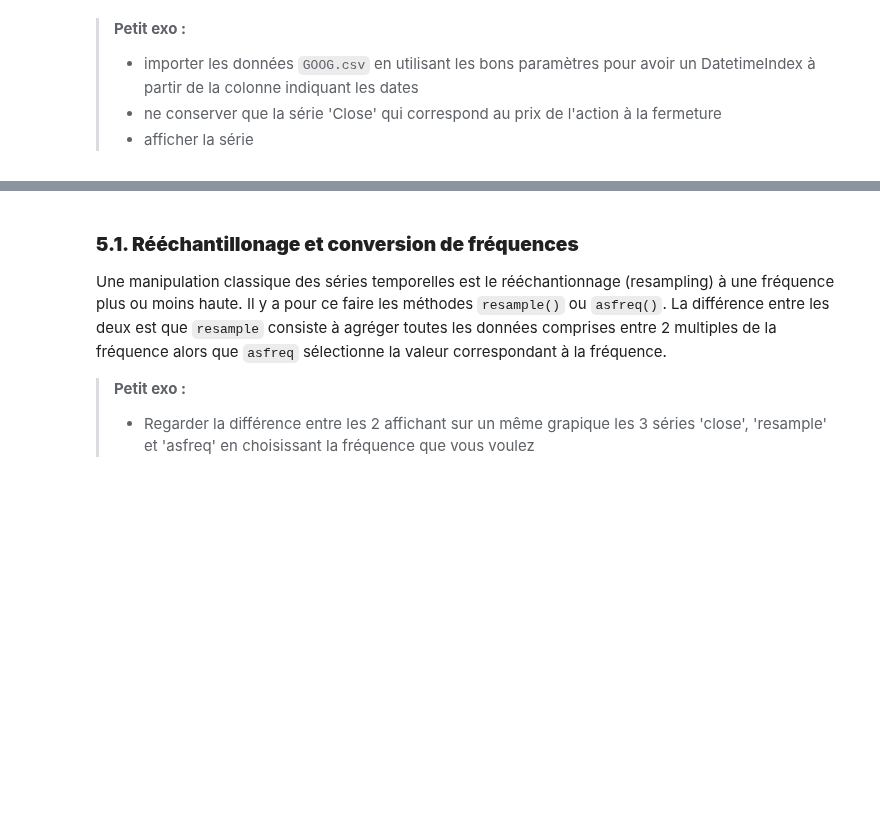
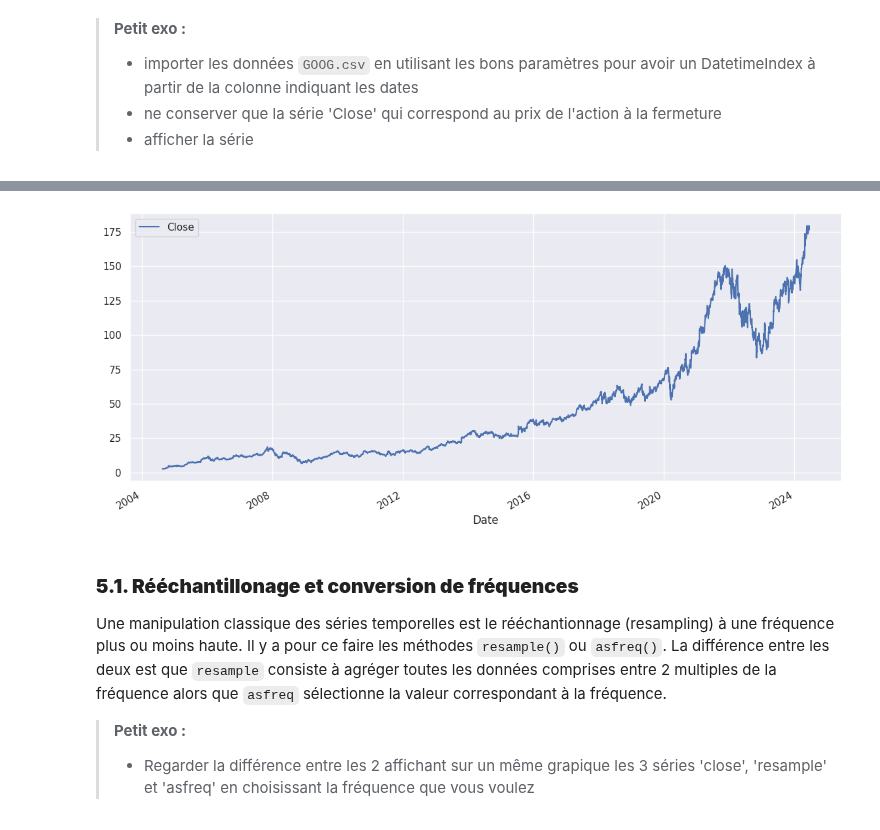
Before and after one commit to louiskuhn/IA-P3-Euskadi, a Jupyter notebook: Ressources/Machine Learning/Séries Temporelles/1. SeriesTemp_Intro.ipynb, the cells around one changed output, grey strips where cells are left out. Saved outputs shown, nothing was run; the diff lists cells and outputs as text; code cells hidden in the pictures; blank space fills up the shorter version.

```diff
--- a/Ressources/Machine Learning/Séries Temporelles/1. SeriesTemp_Intro.ipynb
+++ b/Ressources/Machine Learning/Séries Temporelles/1. SeriesTemp_Intro.ipynb
@@ -406,3 +423,9 @@ On va en voir quelques unes en utilisant en exemple le cours de l'action Google
 >- importer les données `GOOG.csv` en utilisant les bons paramètres pour avoir un DatetimeIndex à partir de la colonne indiquant les dates
 >- ne conserver que la série 'Close' qui correspond au prix de l'action à la fermeture
 >- afficher la série
+# %%
+gg = pd.read_csv('data/GOOG.csv',
+                 usecols=['Date', 'Close'],
+                 parse_dates=['Date'],
+                 index_col='Date')
+gg.index
@@ -409,3 +441,11 @@ On va en voir quelques unes en utilisant en exemple le cours de l'action Google
+# %%
+import seaborn as sns; sns.set_theme()
+import matplotlib.pyplot as plt
+plt.rcParams['figure.figsize']=(14,6)
+# %%
+gg.plot();
+# %% [output]
+[figure, added]
 # %% [markdown]
 ### **5.1. Rééchantillonage et conversion de fréquences**
 
```
Also changed, not shown: parts of 18 cells of this notebook, 2 other files.
